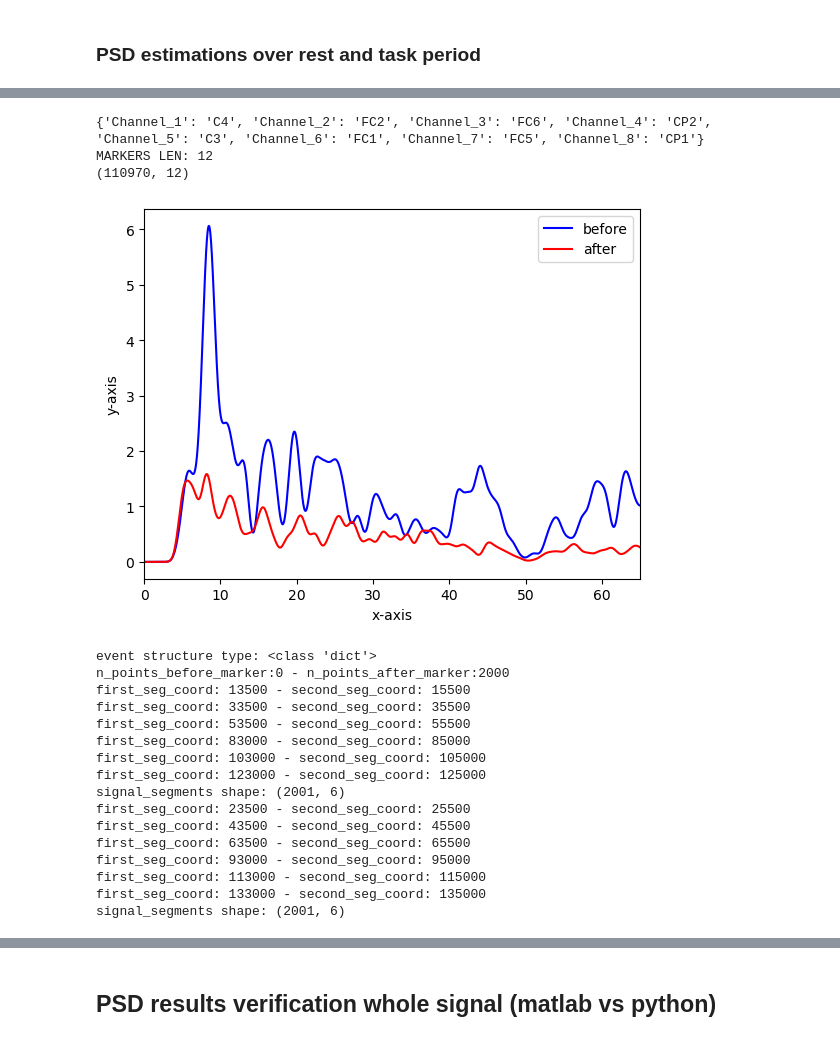
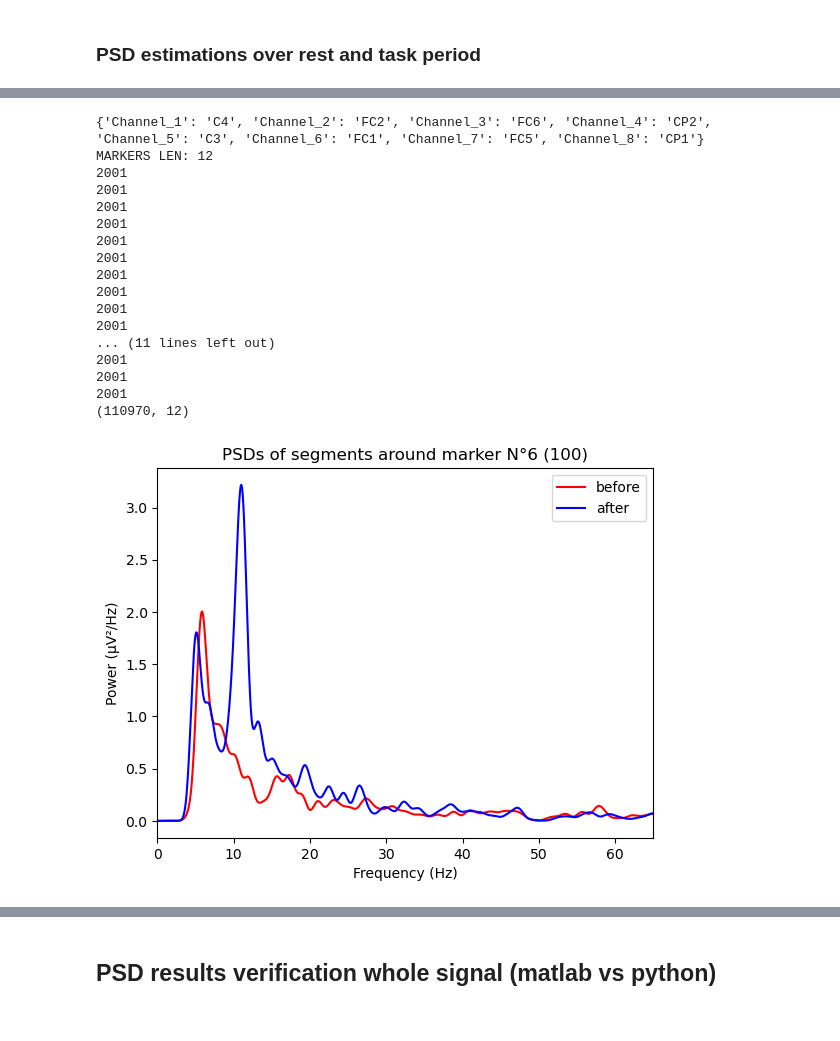
Before and after one commit to iwissemben/Stage_Signal_Physio, a Jupyter notebook: SRC/comparisons_Rearm.ipynb, the cells around one changed output, grey strips where cells are left out. Saved outputs shown, nothing was run; the diff lists cells and outputs as text; code cells hidden in the pictures.

```diff
--- a/SRC/comparisons_Rearm.ipynb
+++ b/SRC/comparisons_Rearm.ipynb
@@ -125,3 +125,21 @@ len psd matlab fft:110970
 ### <span style="color:red">Analysis</span>
 # %% [markdown]
 ### PSD estimations over rest and task period
+# %%
+print(channels_dict)
+
+# recuperer le signal d'une electrode (c3/c4)
+for channel_number in SELECT_CHANNEL_NUMBERS:
+    print(f"selected channel_number: {channel_number} -")
+
+#channel selection
+Channel_num=1 #electrode C4
+Channel_index=Channel_num-1 #cf python indexing
+c4_signal=EEG_amplitudes[:,Channel_index]
+
+# retrieve the event markers
+markers_array=create_marker_times_labels_array(xdf_input_filepath=xdf_input_filepath)
+nearest_markers_array=nearest_timestamps_array_finder(EEG_times_stamps=EEG_times,markers=markers_array)
+
+#array_from_dict = np.array(list(nearest_markers_array.values()))
+#nearest_markers_array2=np.column_stack(list(nearest_markers_array.values()))
@@ -128,8 +263,7 @@ len psd matlab fft:110970
 # %%
 print(channels_dict)
 # recuperer le signal d'une electrode (c3/c4)
-Channel_num=5 #electrode C4
-Channel_index=Channel_num-1
+
 electrode_signal=EEG_amplitudes[:,Channel_index]
 # recuperer les marqueurs d'evenements
 markers_array=create_marker_times_labels_array(xdf_input_filepath=xdf_input_filepath)
@@ -144,56 +278,52 @@ before_all = compute_welch_on_a_signal_before_each_marker(electrode_signal, samp
                                                   markers_array=nearest_markers_array, segment_duration=TIME_WINDOW) #over TIME_WINDOW sec before each marker
 after_all  = compute_welch_on_a_signal_after_each_marker(electrode_signal, sample_rate=Srate,
                                                   markers_array=nearest_markers_array, segment_duration=TIME_WINDOW) #over TIME_WINDOW sec before each marker
 
-marker_num=1 #1er marker=111
+marker_num=6 #1er marker=111
 marker_index=marker_num-1
+marker_label=int(array_from_dict[2,marker_index])
 markeri_before_freq=before_all["PSD_frequencies"][:,marker_index]
 markeri_before_psd=before_all["PSD_magnitudes"][:,marker_index]
 markeri_after_freq=after_all["PSD_frequencies"][:,marker_index]
 markeri_after_psd=after_all["PSD_magnitudes"][:,marker_index]
 # moyenner les spectres respectifs des portions taches/repos
 print(before_all["PSD_frequencies"].shape)
 
 #afficher le spectre d'une tache pour une electrode
 
 plt.figure()
-plt.plot(markeri_before_freq, markeri_before_psd, label='before', color='blue')
+plt.title(f"PSDs of segments around marker N°{marker_num} ({marker_label})")
+plt.plot(markeri_before_freq, markeri_before_psd, label='before', color='red')
 
 # Plot the second set of data on the same figure
-plt.plot(markeri_after_freq, markeri_after_psd, label='after', color='red')
+plt.plot(markeri_after_freq, markeri_after_psd, label='after', color='blue')
 plt.xlim(0,65)
 
 # Add legend and labels
 plt.legend()
-plt.xlabel('x-axis')
-plt.ylabel('y-axis')
+plt.xlabel('Frequency (Hz)')
+plt.ylabel('Power (µV²/Hz)')
 
 # Show the plot
 plt.show()
 # afficher le spectre moyen tache d'une electrode
 # afficher le spectre moyen repos d'une electrode
 # %% [output]
 {'Channel_1': 'C4', 'Channel_2': 'FC2', 'Channel_3': 'FC6', 'Channel_4': 'CP2', 'Channel_5': 'C3', 'Channel_6': 'FC1', 'Channel_7': 'FC5', 'Channel_8': 'CP1'}
 MARKERS LEN: 12
+2001
+2001
+2001
+2001
+2001
+2001
+2001
+2001
+2001
+2001
+... (11 lines left out)
+2001
+2001
+2001
 (110970, 12)
-[figure, old version]
+[figure, new version]
-# %%
-nearest_markers_array2=np.column_stack(nearest_markers_array.values())
-epoched_signals=extract_data_epochs(signal=electrode_signal,sample_rate=Srate,markers_labels_times=nearest_markers_array,select_events=(111,100),epoch_limits=(0,4))
-# %% [output]
-event structure type: <class 'dict'>
-n_points_before_marker:0 - n_points_after_marker:2000
-first_seg_coord: 13500 - second_seg_coord: 15500
-first_seg_coord: 33500 - second_seg_coord: 35500
-first_seg_coord: 53500 - second_seg_coord: 55500
-first_seg_coord: 83000 - second_seg_coord: 85000
-first_seg_coord: 103000 - second_seg_coord: 105000
-first_seg_coord: 123000 - second_seg_coord: 125000
-signal_segments shape: (2001, 6)
-first_seg_coord: 23500 - second_seg_coord: 25500
-first_seg_coord: 43500 - second_seg_coord: 45500
-first_seg_coord: 63500 - second_seg_coord: 65500
-first_seg_coord: 93000 - second_seg_coord: 95000
-first_seg_coord: 113000 - second_seg_coord: 115000
-first_seg_coord: 133000 - second_seg_coord: 135000
-signal_segments shape: (2001, 6)
```
Also changed, not shown: parts of 14 cells of this notebook, 2 other files.
